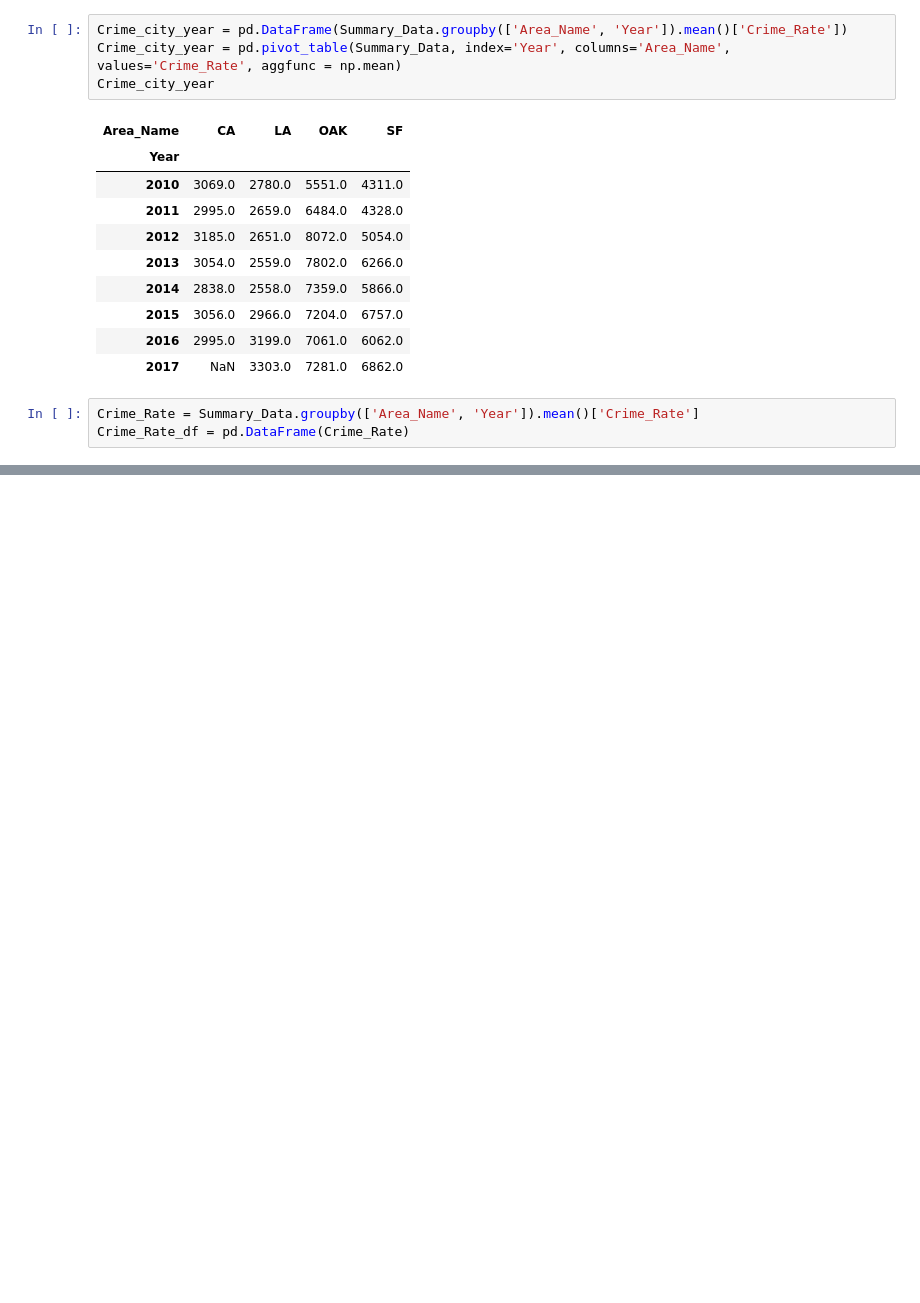
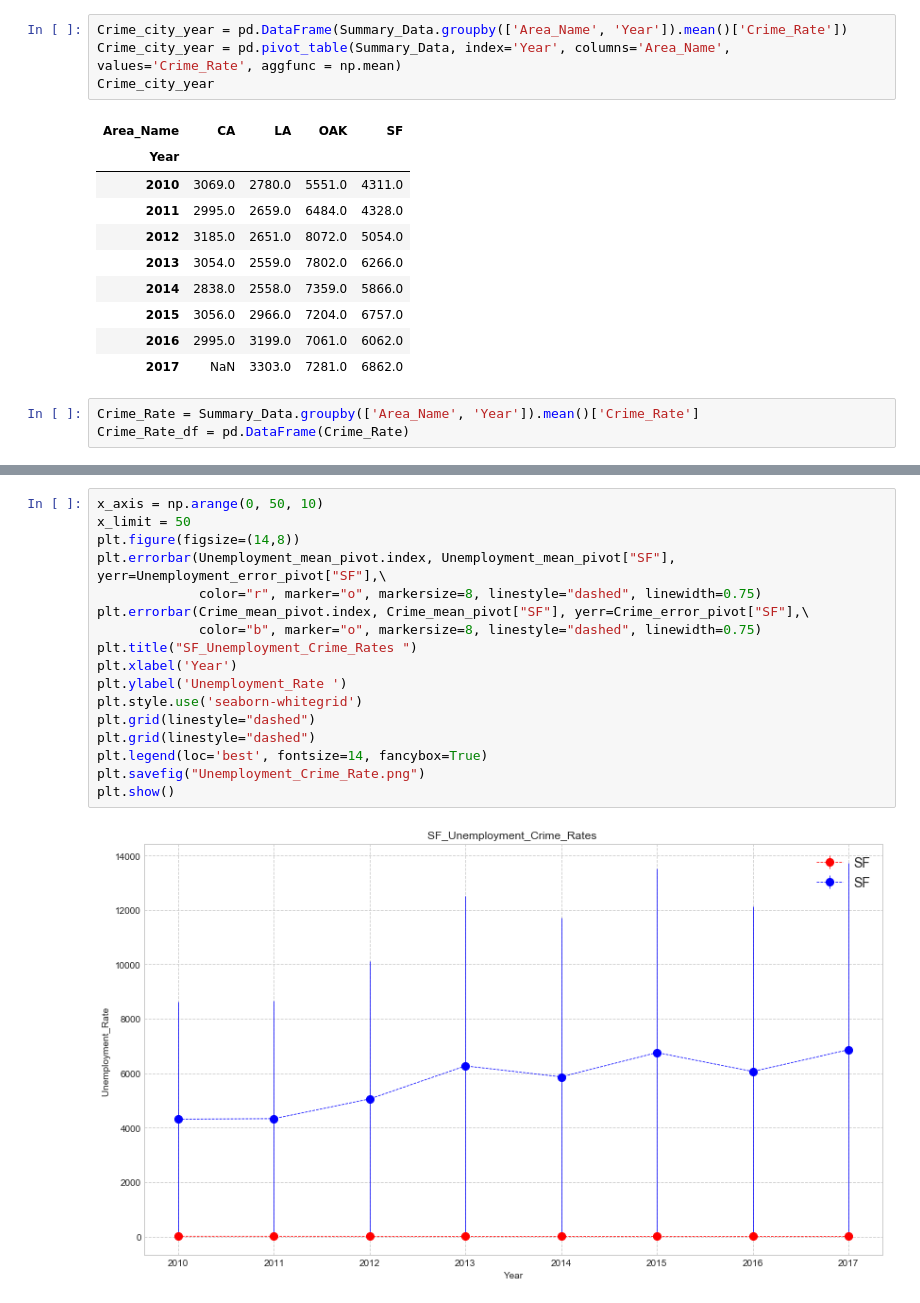
Before and after one commit to BootcampTeam01/ProjectTBD, a Jupyter notebook: Unemployment_Crime_Data.ipynb, the cells around one changed output, grey strips where cells are left out. Cells and saved outputs as stored; diff of their text form; blank space fills up the shorter version.

```diff
--- a/Unemployment_Crime_Data.ipynb
+++ b/Unemployment_Crime_Data.ipynb
@@ -288,0 +293,19 @@ error_pivot = error_reformat.pivot(index='Year', columns='Area_Name')['Crime_Rat
+# %%
+x_axis = np.arange(0, 50, 10)
+x_limit = 50
+plt.figure(figsize=(14,8))
+plt.errorbar(Unemployment_mean_pivot.index, Unemployment_mean_pivot["SF"], yerr=Unemployment_error_pivot["SF"],\
+             color="r", marker="o", markersize=8, linestyle="dashed", linewidth=0.75)
+plt.errorbar(Crime_mean_pivot.index, Crime_mean_pivot["SF"], yerr=Crime_error_pivot["SF"],\
+             color="b", marker="o", markersize=8, linestyle="dashed", linewidth=0.75)
+plt.title("SF_Unemployment_Crime_Rates ")
+plt.xlabel('Year')
+plt.ylabel('Unemployment_Rate ')
+plt.style.use('seaborn-whitegrid')
+plt.grid(linestyle="dashed")
+plt.grid(linestyle="dashed")
+plt.legend(loc='best', fontsize=14, fancybox=True)
+plt.savefig("Unemployment_Crime_Rate.png")
+plt.show()
+# %% [output]
+[figure, added]
```
Also changed, not shown: parts of 18 cells of this notebook.
